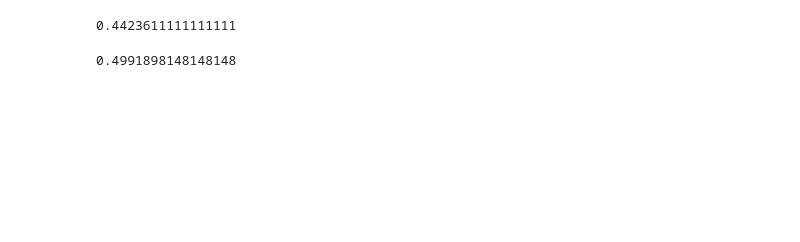
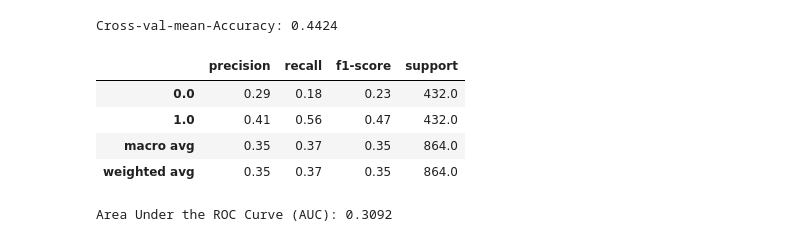
Before and after one commit to rahul-2422/BTP-files, a Jupyter notebook: codes-v1/classification.ipynb, the cells around one changed output. Cells and saved outputs as stored; diff of their text form; code cells hidden in the pictures; blank space fills up the shorter version.

Commit message:
modified to align with old models

```diff
--- a/codes-v1/classification.ipynb
+++ b/codes-v1/classification.ipynb
@@ -15,0 +20,3 @@ feature_matrix = np.load("./labeled_feature_vector.npy")
+# %%
+# Run this cell when executing preprocessing.v2
+feature_matrix = np.load("/home/rahul/Drive-D/clg/BTP-files/codes-v2/labeled_feature_v2.npy")
@@ -34,5 +46,3 @@ for train_index, test_index in fold.split(data, labels):
 
 
 # x_train, x_test, y_train, y_test = train_test_split(data,labels,test_size=0.3)
-# %%
-gnb.fit(x_train, y_train)
@@ -45,5 +48,0 @@ gnb.score(x_train, y_train)
-# %%
-score1 = cross_val_score(gnb, data, labels, cv=10)
-np.average(score1)
-# %% [output]
-0.4423611111111111
@@ -49,0 +95,20 @@ np.average(score1)
+# %%
+def plot_roc(tpr, fpr):
+  fig = px.line(x=fpr,
+              y=tpr,
+              )
+  fig.add_scatter(x=[0,1],
+                  y=[0,1],
+                  line=dict(color='navy', dash='dash'),
+                  name="Guessing"
+                  )
+
+  fig.update_layout(
+      title='ROC Curve',
+      xaxis_title='False Positive Rate',
+      yaxis_title='True Positive Rate',
+      width=700,
+      height=500,
+  )
+
+  fig.show()
@@ -50,2 +166,12 @@ np.average(score1)
+# %%
+metrics(model=gnb)
+# %% [output]
+Cross-val-mean-Accuracy: 0.4424
+|  | precision | recall | f1-score | support |
+| 0.0 | 0.29 | 0.18 | 0.23 | 432.0 |
+| 1.0 | 0.41 | 0.56 | 0.47 | 432.0 |
+| macro avg | 0.35 | 0.37 | 0.35 | 864.0 |
+| weighted avg | 0.35 | 0.37 | 0.35 | 864.0 |
+Area Under the ROC Curve (AUC): 0.3092
 # %%
 from sklearn.linear_model import LogisticRegression
@@ -52,5 +179,0 @@ from sklearn.linear_model import LogisticRegression
-# %%
-score2 = cross_val_score(LogisticRegression(solver='liblinear', multi_class='auto'), data, labels, cv=10)
-np.average(score2)
-# %% [output]
-0.4991898148148148
```
Also changed, not shown: parts of 24 cells of this notebook, 5 other files.
